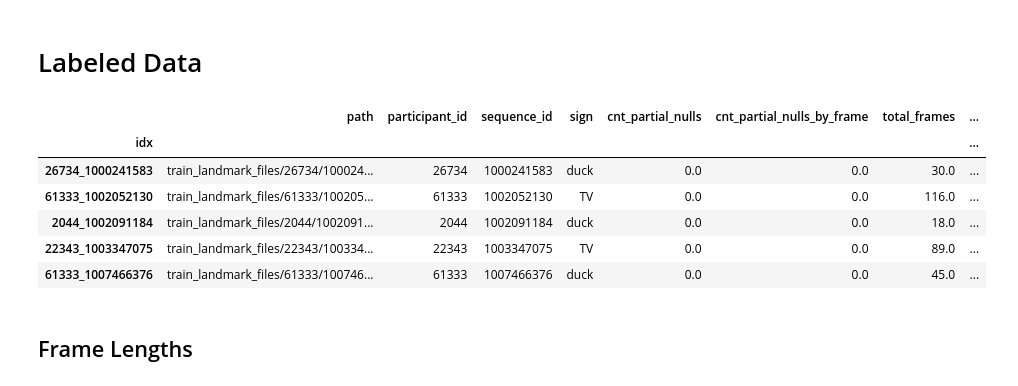
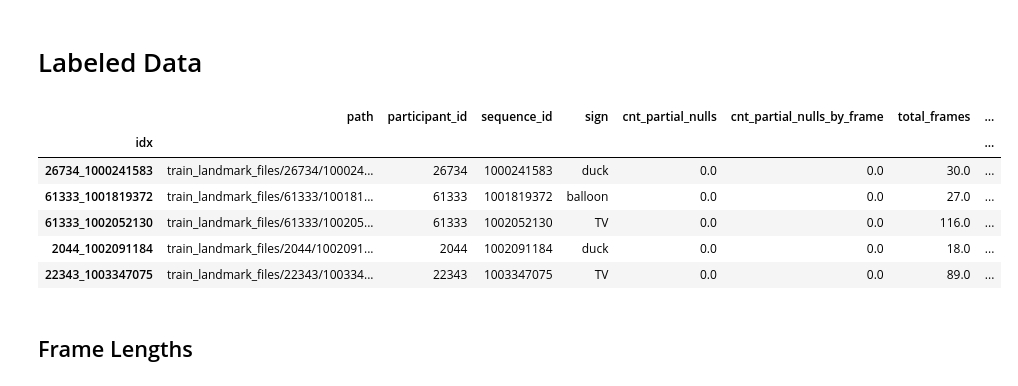
Before and after one commit to brendanfitz/kaggle, a Jupyter notebook: asl-signs/asl-signs-rnn.ipynb, the cells around one changed output. Saved outputs shown, nothing was run; the diff lists cells and outputs as text; code cells hidden in the pictures.

```diff
--- a/asl-signs/asl-signs-rnn.ipynb
+++ b/asl-signs/asl-signs-rnn.ipynb
@@ -38,30 +40,27 @@ else:
 with open(path / 'sign_to_prediction_index_map.json') as f:
     sign_labels = json.load(f)
 # %%
-signs_subset = ['TV', 'because', 'duck', 'balloon']
-
-
 train = (pd.read_csv(path / 'train_with_meta.csv')
          .assign(idx=lambda x: x.participant_id.astype(str) + '_' + x.sequence_id.astype(str))
          .set_index('idx')
         )
 
 
 
-signs_subset = ['TV', 'because', 'duck']
+signs_subset = ['TV', 'because', 'duck', 'balloon']
 train = train.loc[train.sign.isin(signs_subset)]
 
 sign_labels = {sign: i for i, sign in enumerate(signs_subset)}
 
 train.head()
 # %% [output]
 |  | path | participant_id | sequence_id | sign | cnt_partial_nulls | cnt_partial_nulls_by_frame | total_frames | ... |
 | idx |  |  |  |  |  |  |  | ... |
 | 26734_1000241583 | train_landmark_files/26734/100024... | 26734 | 1000241583 | duck | 0.0 | 0.0 | 30.0 | ... |
+| 61333_1001819372 | train_landmark_files/61333/100181... | 61333 | 1001819372 | balloon | 0.0 | 0.0 | 27.0 | ... |
 | 61333_1002052130 | train_landmark_files/61333/100205... | 61333 | 1002052130 | TV | 0.0 | 0.0 | 116.0 | ... |
 | 2044_1002091184 | train_landmark_files/2044/1002091... | 2044 | 1002091184 | duck | 0.0 | 0.0 | 18.0 | ... |
 | 22343_1003347075 | train_landmark_files/22343/100334... | 22343 | 1003347075 | TV | 0.0 | 0.0 | 89.0 | ... |
-| 61333_1007466376 | train_landmark_files/61333/100746... | 61333 | 1007466376 | duck | 0.0 | 0.0 | 45.0 | ... |
 # %% [markdown]
 ## Frame Lengths
 # %%
```
Also changed, not shown: parts of 13 cells of this notebook, 3 other files.
